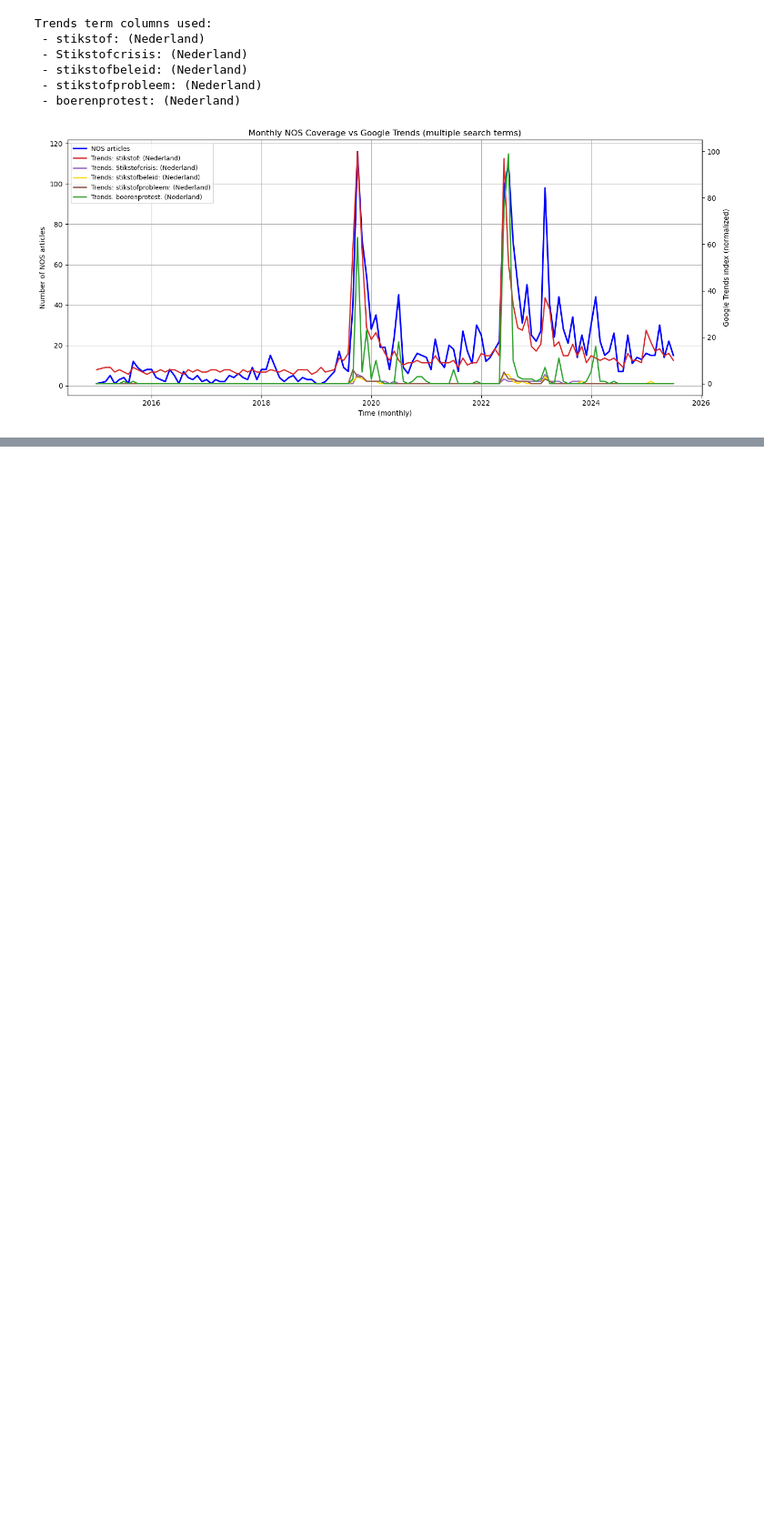
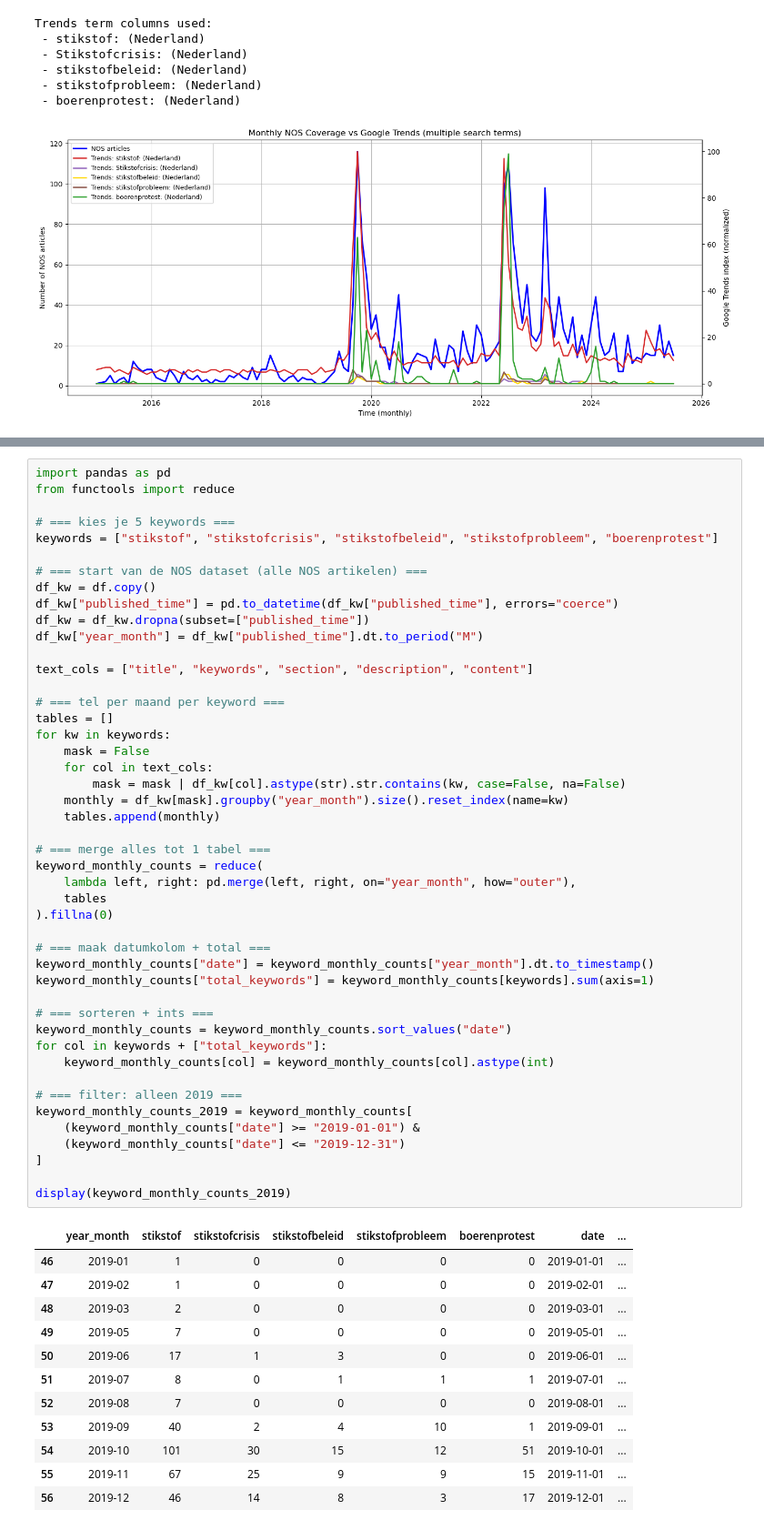
Before and after one commit to pellestam1002/Social_Computing, a Jupyter notebook: data.ipynb, the cells around one changed output, grey strips where cells are left out. Shown at 91% size. Cells and saved outputs as stored; diff of their text form; blank space fills up the shorter version.

```diff
--- a/data.ipynb
+++ b/data.ipynb
@@ -514,0 +587,59 @@ Trends term columns used:
+# %%
+import pandas as pd
+from functools import reduce
+
+# === kies je 5 keywords ===
+keywords = ["stikstof", "stikstofcrisis", "stikstofbeleid", "stikstofprobleem", "boerenprotest"]
+
+# === start van de NOS dataset (alle NOS artikelen) ===
+df_kw = df.copy()
+df_kw["published_time"] = pd.to_datetime(df_kw["published_time"], errors="coerce")
+df_kw = df_kw.dropna(subset=["published_time"])
+df_kw["year_month"] = df_kw["published_time"].dt.to_period("M")
+
+text_cols = ["title", "keywords", "section", "description", "content"]
+
+# === tel per maand per keyword ===
+tables = []
+for kw in keywords:
+    mask = False
+    for col in text_cols:
+        mask = mask | df_kw[col].astype(str).str.contains(kw, case=False, na=False)
+    monthly = df_kw[mask].groupby("year_month").size().reset_index(name=kw)
+    tables.append(monthly)
+
+# === merge alles tot 1 tabel ===
+keyword_monthly_counts = reduce(
+    lambda left, right: pd.merge(left, right, on="year_month", how="outer"),
+    tables
+).fillna(0)
+
+# === maak datumkolom + total ===
+keyword_monthly_counts["date"] = keyword_monthly_counts["year_month"].dt.to_timestamp()
+keyword_monthly_counts["total_keywords"] = keyword_monthly_counts[keywords].sum(axis=1)
+
+# === sorteren + ints ===
+keyword_monthly_counts = keyword_monthly_counts.sort_values("date")
+for col in keywords + ["total_keywords"]:
+    keyword_monthly_counts[col] = keyword_monthly_counts[col].astype(int)
+
+# === filter: alleen 2019 ===
+keyword_monthly_counts_2019 = keyword_monthly_counts[
+    (keyword_monthly_counts["date"] >= "2019-01-01") &
+    (keyword_monthly_counts["date"] <= "2019-12-31")
+]
+
+display(keyword_monthly_counts_2019)
+# %% [output]
+|  | year_month | stikstof | stikstofcrisis | stikstofbeleid | stikstofprobleem | boerenprotest | date | ... |
+| 46 | 2019-01 | 1 | 0 | 0 | 0 | 0 | 2019-01-01 | ... |
+| 47 | 2019-02 | 1 | 0 | 0 | 0 | 0 | 2019-02-01 | ... |
+| 48 | 2019-03 | 2 | 0 | 0 | 0 | 0 | 2019-03-01 | ... |
+| 49 | 2019-05 | 7 | 0 | 0 | 0 | 0 | 2019-05-01 | ... |
+| 50 | 2019-06 | 17 | 1 | 3 | 0 | 0 | 2019-06-01 | ... |
+| 51 | 2019-07 | 8 | 0 | 1 | 1 | 1 | 2019-07-01 | ... |
+| 52 | 2019-08 | 7 | 0 | 0 | 0 | 0 | 2019-08-01 | ... |
+| 53 | 2019-09 | 40 | 2 | 4 | 10 | 1 | 2019-09-01 | ... |
+| 54 | 2019-10 | 101 | 30 | 15 | 12 | 51 | 2019-10-01 | ... |
+| 55 | 2019-11 | 67 | 25 | 9 | 9 | 15 | 2019-11-01 | ... |
+| 56 | 2019-12 | 46 | 14 | 8 | 3 | 17 | 2019-12-01 | ... |
```
Also changed, not shown: parts of 4 cells of this notebook, 1 other file.
